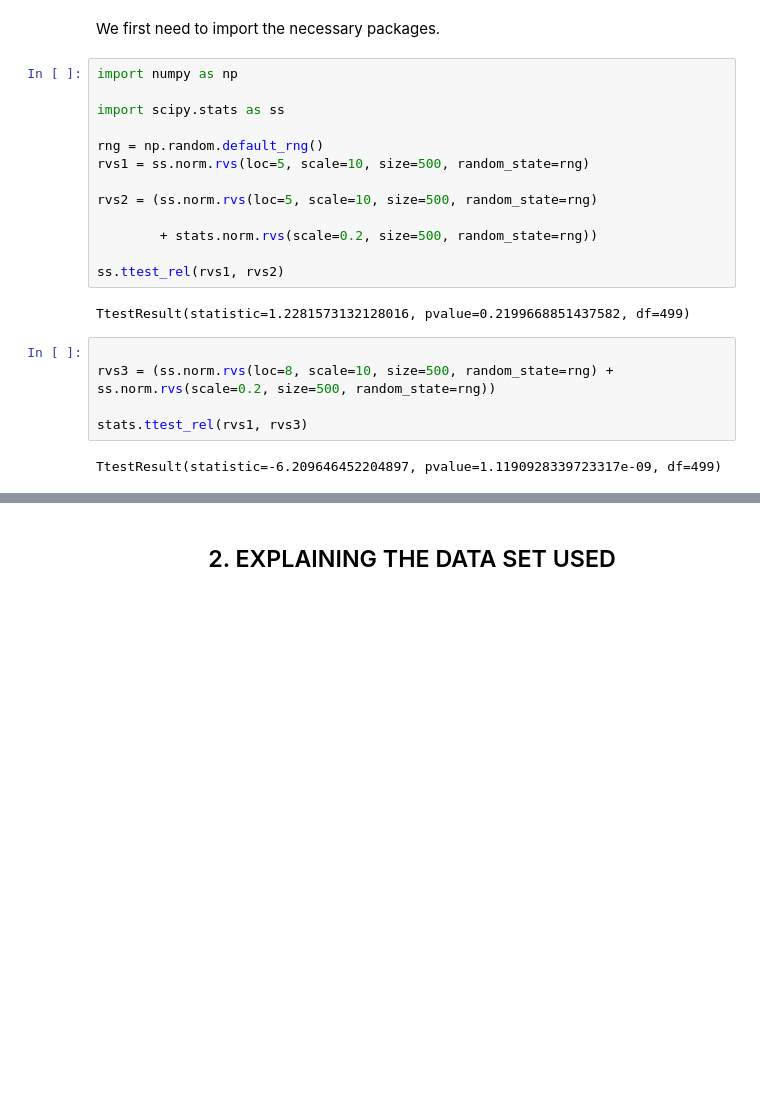
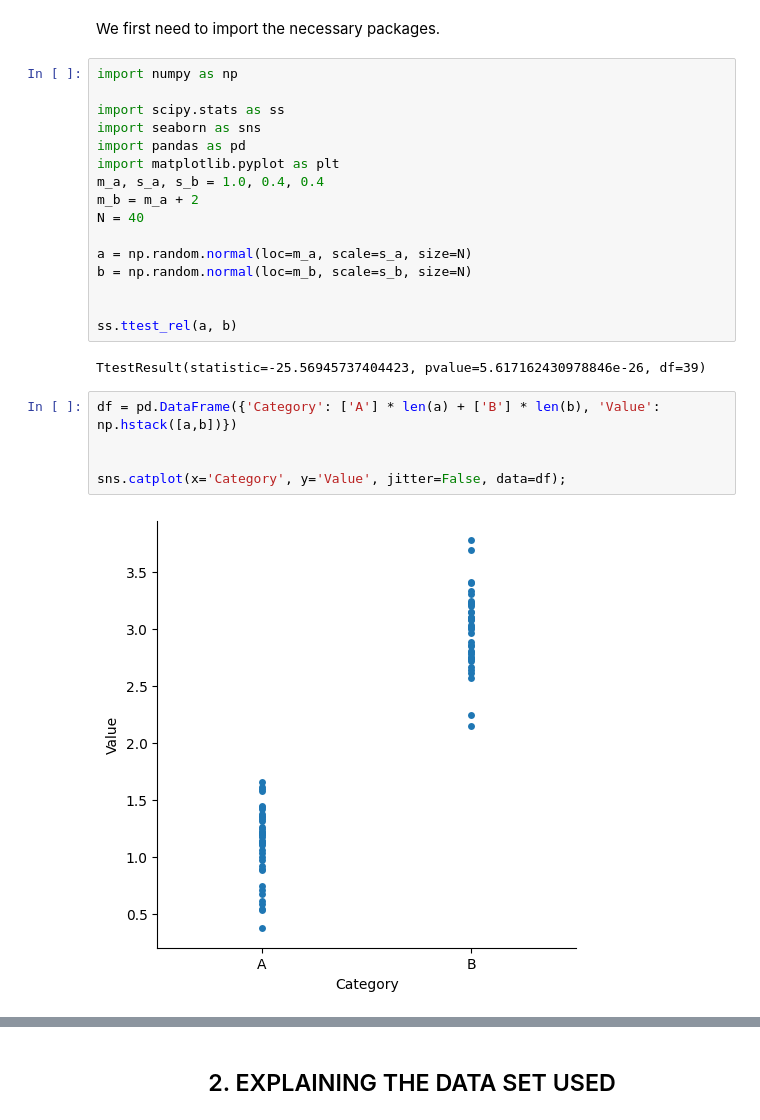
Before and after one commit to StephenCaulfield/MLAS-Autumn-Stephen-Caulfield, a Jupyter notebook: ttest.ipynb, the cells around one changed output, grey strips where cells are left out. Saved outputs shown, nothing was run; the diff lists cells and outputs as text; blank space fills up the shorter version.

```diff
--- a/ttest.ipynb
+++ b/ttest.ipynb
@@ -24,21 +24,24 @@ We first need to import the necessary packages.
 import numpy as np
 
 import scipy.stats as ss
+import seaborn as sns
+import pandas as pd
+import matplotlib.pyplot as plt
+m_a, s_a, s_b = 1.0, 0.4, 0.4
+m_b = m_a + 2
+N = 40
 
-rng = np.random.default_rng()
-rvs1 = ss.norm.rvs(loc=5, scale=10, size=500, random_state=rng)
+a = np.random.normal(loc=m_a, scale=s_a, size=N)
+b = np.random.normal(loc=m_b, scale=s_b, size=N)
 
-rvs2 = (ss.norm.rvs(loc=5, scale=10, size=500, random_state=rng)
 
-        + stats.norm.rvs(scale=0.2, size=500, random_state=rng))
-
-ss.ttest_rel(rvs1, rvs2)
+ss.ttest_rel(a, b)
 # %% [output]
-TtestResult(statistic=1.2281573132128016, pvalue=0.2199668851437582, df=499)
+TtestResult(statistic=-25.56945737404423, pvalue=5.617162430978846e-26, df=39)
-# %%
-
-rvs3 = (ss.norm.rvs(loc=8, scale=10, size=500, random_state=rng) + ss.norm.rvs(scale=0.2, size=500, random_state=rng))
-
-stats.ttest_rel(rvs1, rvs3)
-# %% [output]
-TtestResult(statistic=-6.209646452204897, pvalue=1.1190928339723317e-09, df=499)
+# %%
+df = pd.DataFrame({'Category': ['A'] * len(a) + ['B'] * len(b), 'Value': np.hstack([a,b])})
+
+
+sns.catplot(x='Category', y='Value', jitter=False, data=df);
+# %% [output]
+[figure, added]
```
Also changed, not shown: parts of 12 cells of this notebook, 2 other files.
